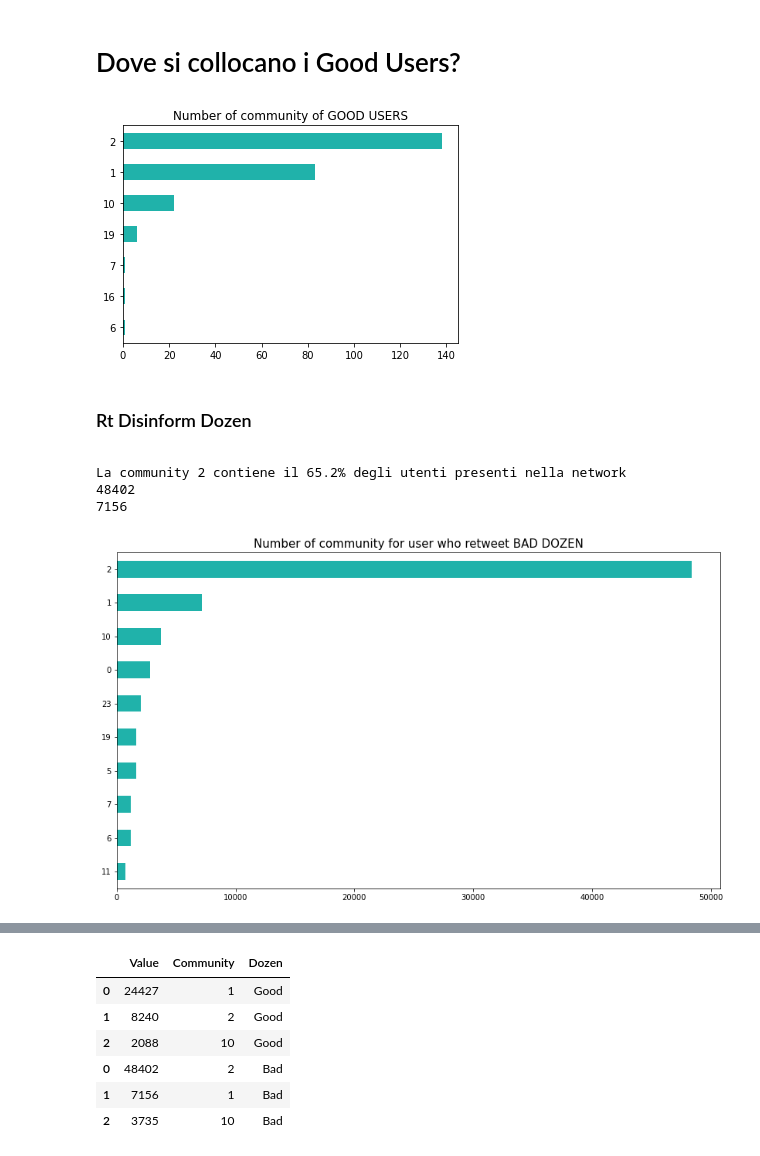
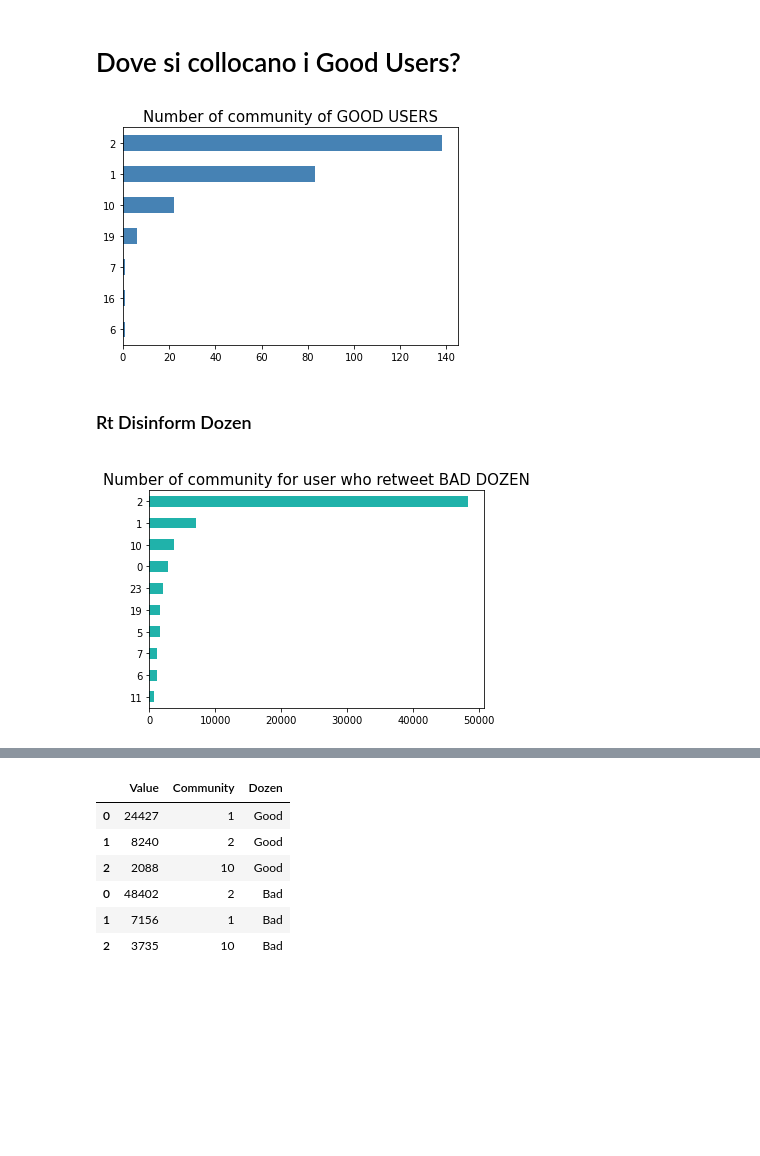
Before and after one commit to gi-ux/BachelorProject, a Jupyter notebook: notebook/network/Retweet_Network.ipynb, the cells around one changed output, grey strips where cells are left out. Saved outputs shown, nothing was run; the diff lists cells and outputs as text; code cells hidden in the pictures; blank space fills up the shorter version.

```diff
--- a/notebook/network/Retweet_Network.ipynb
+++ b/notebook/network/Retweet_Network.ipynb
@@ -230,34 +233,31 @@ for i in tqdm(louvain):
         co.append(louvain.get(i))
 # %%
 x=pd.Series(co).value_counts().sort_values(ascending=False)
-ax = x[:10].plot(kind='barh', color='lightseagreen') #orange #lightseagreen
-ax.set_title('Number of community of GOOD USERS')
+ax = x[:10].plot(kind='barh', color='steelblue') #orange #lightseagreen
+ax.set_title('Number of community of GOOD USERS', fontsize=15)
 ax.invert_yaxis()
 # %% [output]
-[figure, old version]
+[figure, new version]
 # %% [markdown]
 ### Rt Disinform Dozen
 <a id="rt_dozen"/>
 # %%
 community = []
 name = []
 rt = []
 for i in ccdh_rt_flt["user_screen_name"]:
     if i in louvain:
         rt.append((i, louvain.get(i)))
 for i in range(len(rt)):
     community.append(rt[i][1])
 val = pd.Series(community)
 val = val.value_counts().sort_values(ascending=False)
-fig = plt.figure(figsize=(14, 8))
-ax = val[:10].plot(kind='barh', color='lightseagreen', fig=(14,14)) #orange #lightseagreen
+fig = plt.figure()
+ax = val[:10].plot(kind='barh', color='lightseagreen') #orange #lightseagreen
 ax.set_title('Number of community for user who retweet BAD DOZEN', fontsize=15)
 ax.invert_yaxis()
 plt.show()
 # %% [output]
-La community 2 contiene il 65.2% degli utenti presenti nella network
-48402
-7156
-[figure, old version]
+[figure, new version]
 # %%
 x = val[:3]
```
Also changed, not shown: parts of 6 cells of this notebook, 3 other files.
